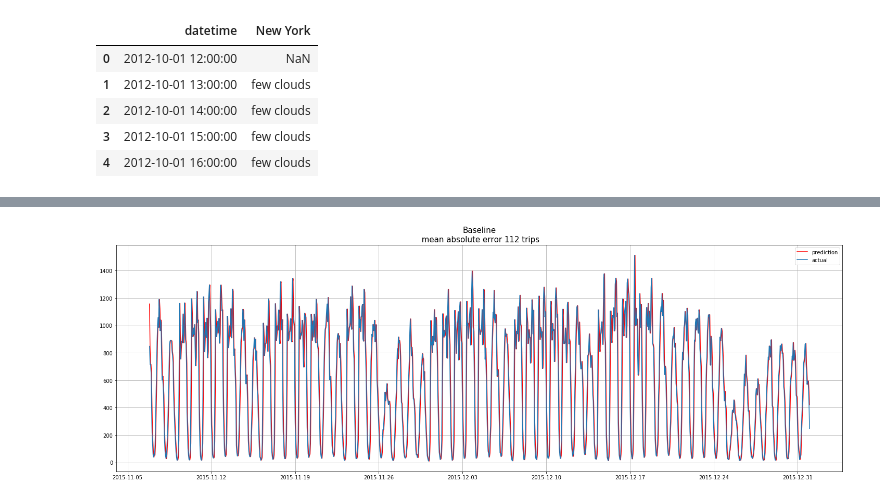
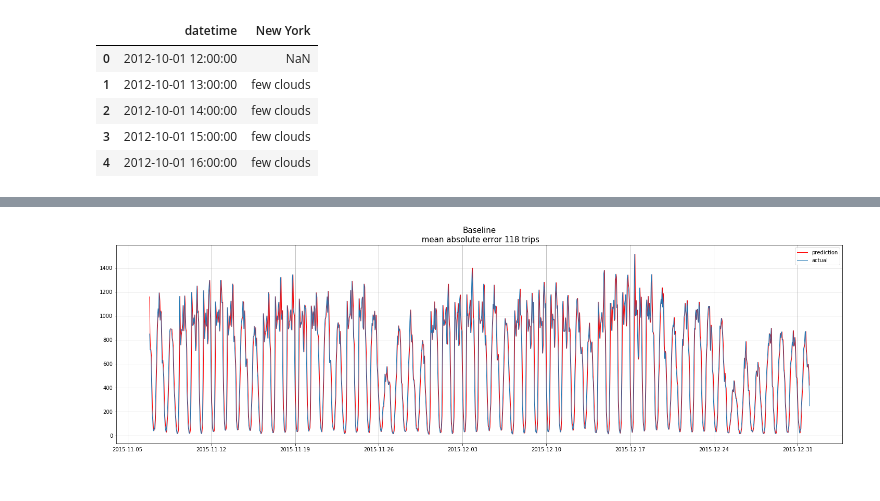
Before and after one commit to andreytyu/taxi-test, a Jupyter notebook: taxi_timeseries_analysis.ipynb, the cells around one changed output, grey strips where cells are left out. Drawn from its saved outputs; the diff is of its cells as text; code cells hidden in the pictures.

```diff
--- a/taxi_timeseries_analysis.ipynb
+++ b/taxi_timeseries_analysis.ipynb
@@ -240,6 +240,6 @@ len(in_my_zone)
 #    f.write(in_my_zone.to_json())
 # %%
-in_my_zone = gpd.read_file('trips_needed.geojson')
+in_my_zone = gpd.read_file('data/trips_needed.geojson')
 # %%
 in_my_zone.head(2)
 # %% [output]
@@ -606,10 +627,11 @@ plot_coefficients(xgb)
 # %%
 test_value = len(base_prediction) - round(test_size * len(base_prediction))
-plt.figure(figsize=(25, 8))
-plt.plot(base_prediction[test_value:], "r", label="prediction")
-plt.plot(base_actual[test_value:], label="actual")
-plt.legend(loc="best")
-plt.title("Baseline\n mean absolute error %i trips"%(int(mean_absolute_error(base_actual, base_prediction))),size=15)
+plt.figure(figsize=(25, 7))
+plt.plot(base_prediction[test_value:], 'r', label='prediction', linewidth=1.0)
+plt.plot(base_actual[test_value:], label='actual', linewidth=1.0)
+plt.legend(loc='best')
+plt.title('Baseline\n mean absolute error %i trips'%(int(
+    mean_absolute_error(base_actual[test_value:], base_prediction[test_value:]))),size=15)
 plt.grid(True)
 # %% [output]
-[figure, old version]
+[figure, new version]
```
Also changed, not shown: parts of 45 cells of this notebook, 13 other files.
